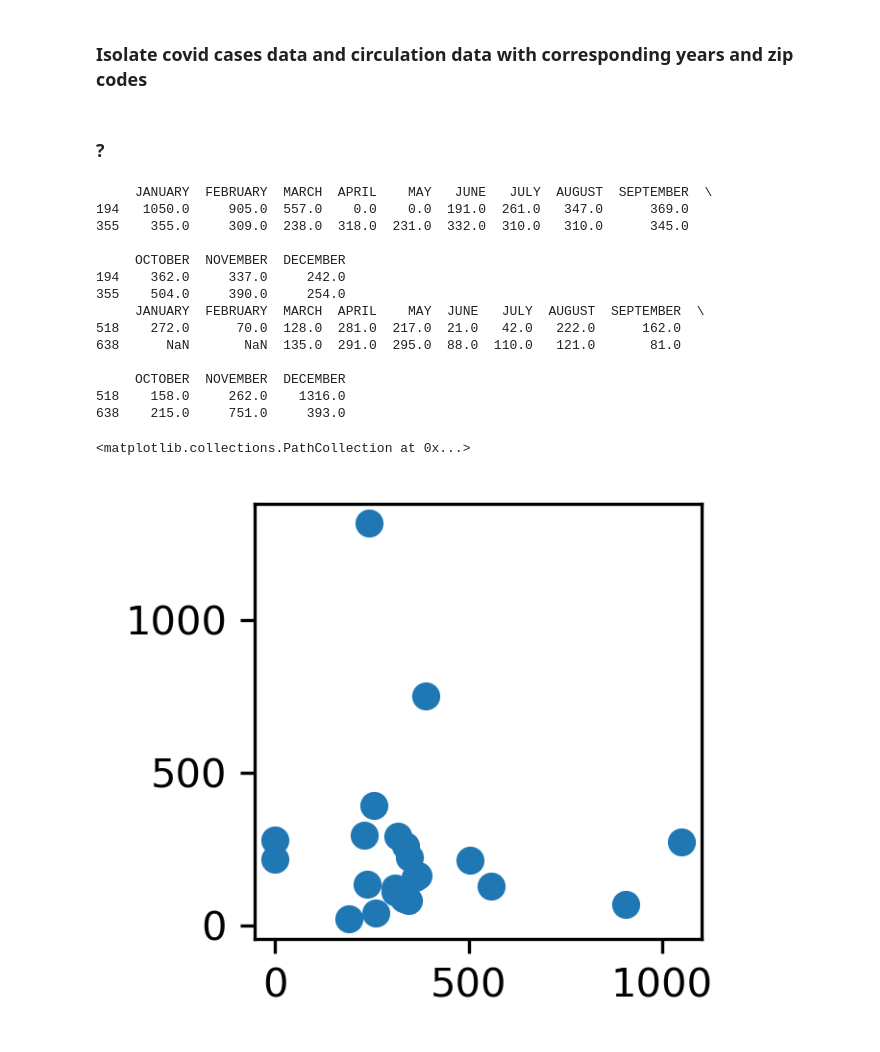
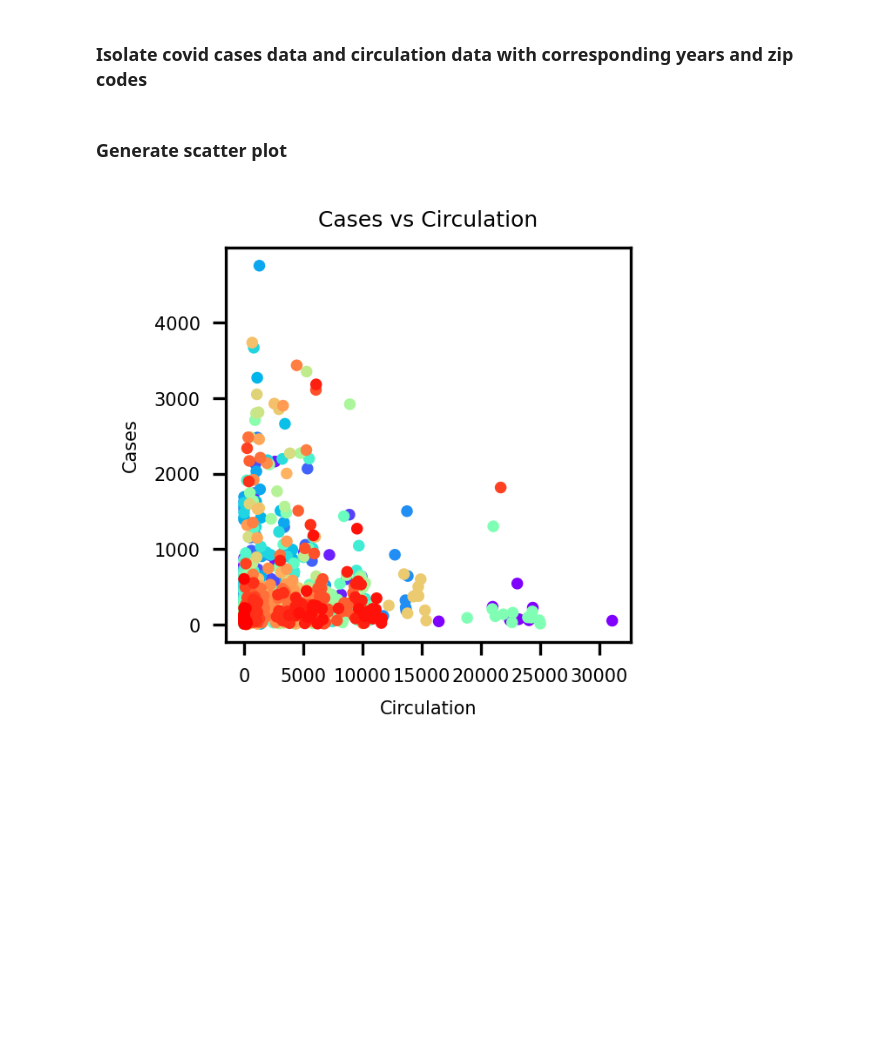
Before and after one commit to nataliepiehl/project_one, a Jupyter notebook: Code/correlation.ipynb, the cells around one changed output. Drawn from its saved outputs; the diff is of its cells as text; code cells hidden in the pictures; blank space fills up the shorter version.

Commit message:
Finished initial correlation between cases and circulation

```diff
--- a/Code/correlation.ipynb
+++ b/Code/correlation.ipynb
@@ -31,42 +34,41 @@ cases = df[df['TYPE'] == 'Cases']
 shared_zips =  list(set(circulation['ZIP']) & set(cases['ZIP']))
 circulation = circulation[circulation['ZIP'].isin(shared_zips)]
 cases = cases[cases['ZIP'].isin(shared_zips)]
-# print(cases.head())
-# print(cases.sort_values(by = ['YEAR'], axis = 1))
+
 
 # Subset for shared years
 shared_years =  list(set(circulation['YEAR']) & set(cases['YEAR']))
 circulation = circulation[circulation['YEAR'].isin(shared_years)]
 cases = cases[cases['YEAR'].isin(shared_years)]
+
+# Sort by year
+cases = cases.sort_values(by = ['YEAR', 'ZIP'], axis = 0)
+circulation = circulation.sort_values(by = ['YEAR', 'ZIP'], axis = 0)
+
+# Average circulation data for each year and zip code combination
+circulation_grouped = circulation.groupby(['YEAR', 'ZIP'])
+circulation_avg = circulation_grouped[['JANUARY', 'FEBRUARY', 'MARCH', 'APRIL', 'MAY', 'JUNE', 'JULY',
+                                       'AUGUST', 'SEPTEMBER', 'OCTOBER', 'NOVEMBER', 'DECEMBER']].mean()
+circulation_avg = pd.DataFrame(circulation_avg)
 # %% [markdown]
-### ?
+### Generate scatter plot
 # %%
 # Isolate monthly data of interest
-circulation_oi = circulation[circulation['ZIP'] == shared_zips[0]]
-monthly_circulation = circulation_oi.loc[:,"JANUARY":"DECEMBER"]
+monthly_cases = cases.loc[:,"JANUARY":"DECEMBER"]
+monthly_circulation = circulation_avg
 
-cases_oi = cases[cases['ZIP'] == shared_zips[0]]
-monthly_cases = cases_oi.loc[:,"JANUARY":"DECEMBER"]
-print(monthly_circulation)
-print(monthly_cases)
+# Define color vector for each ZIP code
+colors = cm.rainbow(np.linspace(0, 1, len(shared_zips)))
+colors_hex = [matplotlib.colors.rgb2hex(color) for color in colors]
+colors_rep = np.repeat(colors_hex, 24)
 
 # Generate plot
-plt.rcParams.update({'figure.figsize':(2,2), 'figure.dpi':300})
-plt.scatter(monthly_circulation, monthly_cases)
+fig, ax = plt.subplots()
+plt.rcParams.update({'figure.figsize':(2,2), 'figure.dpi':300, 'font.size':5})
+plt.scatter(monthly_circulation, monthly_cases, s = 5, c = colors_rep)
+ax.set_title('Cases vs Circulation')
+ax.set_xlabel('Circulation')
+ax.set_ylabel('Cases')
+plt.show()
 # %% [output]
-     JANUARY  FEBRUARY  MARCH  APRIL    MAY   JUNE   JULY  AUGUST  SEPTEMBER  \
-194   1050.0     905.0  557.0    0.0    0.0  191.0  261.0   347.0      369.0
-355    355.0     309.0  238.0  318.0  231.0  332.0  310.0   310.0      345.0
-
-     OCTOBER  NOVEMBER  DECEMBER
-194    362.0     337.0     242.0
-355    504.0     390.0     254.0
-     JANUARY  FEBRUARY  MARCH  APRIL    MAY  JUNE   JULY  AUGUST  SEPTEMBER  \
-518    272.0      70.0  128.0  281.0  217.0  21.0   42.0   222.0      162.0
-638      NaN       NaN  135.0  291.0  295.0  88.0  110.0   121.0       81.0
-
-     OCTOBER  NOVEMBER  DECEMBER
-518    158.0     262.0    1316.0
-638    215.0     751.0     393.0
-<matplotlib.collections.PathCollection at 0x...>
-[figure, old version]
+[figure, new version]
```
Also changed, not shown: parts of 4 cells of this notebook, 1 other file.
